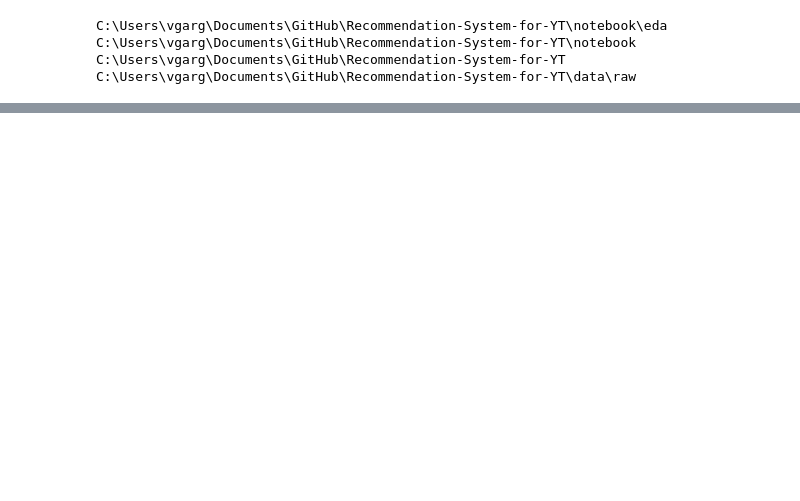
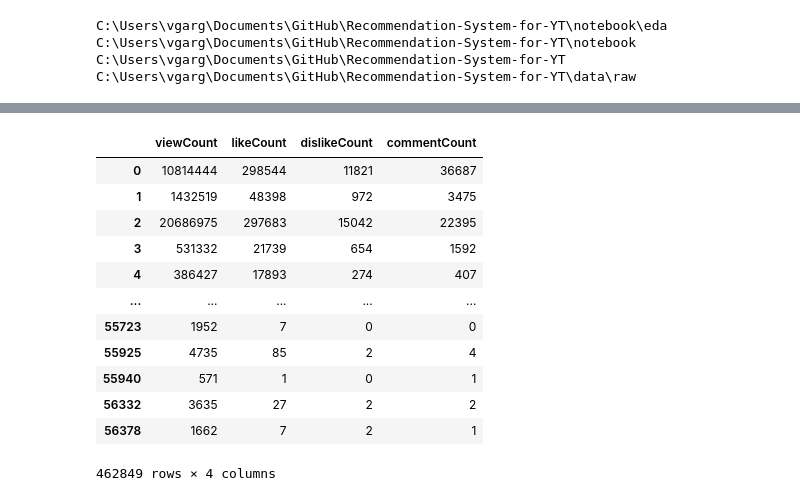
Before and after one commit to TeamEpicProjects/Recommendation-System-for-YT, a Jupyter notebook: notebook/eda/EDA-YouTube-RC.ipynb, the cells around one changed output, grey strips where cells are left out. Saved outputs shown, nothing was run; the diff lists cells and outputs as text; code cells hidden in the pictures; blank space fills up the shorter version.

```diff
--- a/notebook/eda/EDA-YouTube-RC.ipynb
+++ b/notebook/eda/EDA-YouTube-RC.ipynb
@@ -49,0 +101,16 @@ df
+# %%
+df1
+# %% [output]
+|  | viewCount | likeCount | dislikeCount | commentCount |
+| 0 | 10814444 | 298544 | 11821 | 36687 |
+| 1 | 1432519 | 48398 | 972 | 3475 |
+| 2 | 20686975 | 297683 | 15042 | 22395 |
+| 3 | 531332 | 21739 | 654 | 1592 |
+| 4 | 386427 | 17893 | 274 | 407 |
+| ... | ... | ... | ... | ... |
+| 55723 | 1952 | 7 | 0 | 0 |
+| 55925 | 4735 | 85 | 2 | 4 |
+| 55940 | 571 | 1 | 0 | 1 |
+| 56332 | 3635 | 27 | 2 | 2 |
+| 56378 | 1662 | 7 | 2 | 1 |
+462849 rows × 4 columns
```
Also changed, not shown: parts of 20 cells of this notebook, 1 other file.
